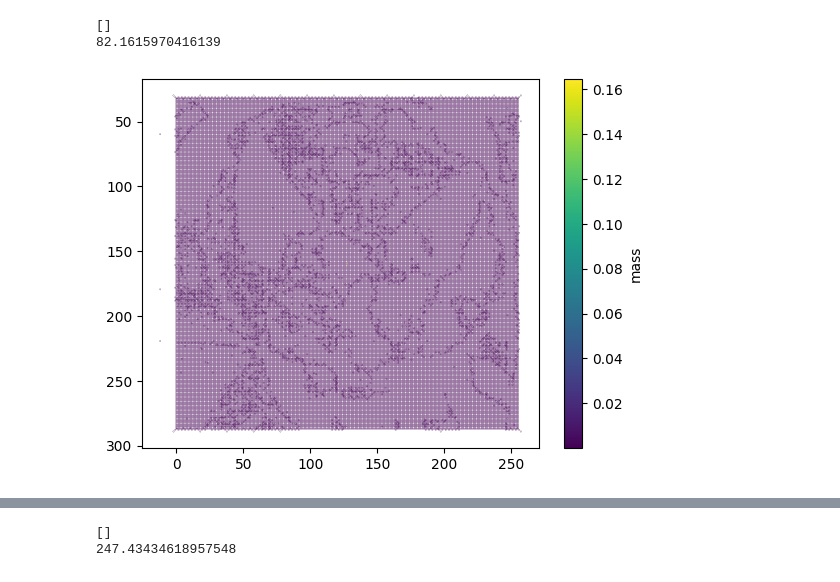
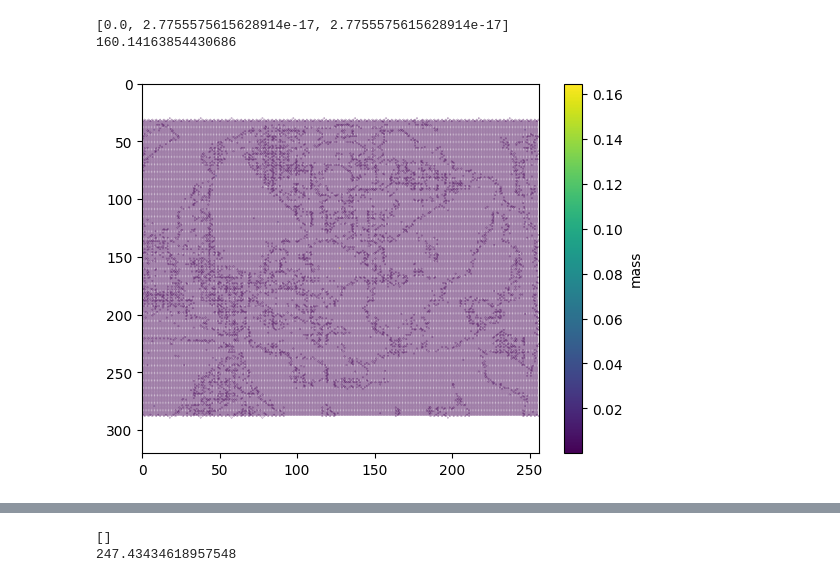
Before and after one commit to ethanyc04/csplus-ot, a Jupyter notebook: barycenter_testing.ipynb, the cells around one changed output, grey strips where cells are left out. Saved outputs shown, nothing was run; the diff lists cells and outputs as text; code cells hidden in the pictures.

```diff
--- a/barycenter_testing.ipynb
+++ b/barycenter_testing.ipynb
@@ -417,7 +474,7 @@ def plotbarycenter(barycenterdict, point_size, image_size):
 from PIL import Image
 
 hand0 = np.array(Image.open("testing images/hand0.png")) #load image and get pixel values
-identical_image_points = images_to_points([hand0, hand0, hand0])
+identical_image_points, center = images_to_points([hand0, hand0, hand0])
 
 cost = 0
 barycenter = {}
@@ -427,7 +484,7 @@ qtree1 = quadtree(sq1, 1)
 for p in identical_image_points:
     qtree1.insert(p)
 qtree1.killemptychildren()
-print(simple_barycenter(qtree1, euclid_dist))
+print(simple_barycenter(qtree1, euclidean_dist, 3))
 print(cost)
-plotbarycenter(barycenter)
+plotbarycenter(barycenter, 100, center)
 # %% [output]
@@ -436,0 +494,19 @@ plotbarycenter(barycenter)
+# %%
+#test old barycenter on identical images
+
+from PIL import Image
+
+hand0 = np.array(Image.open("testing images/hand0.png")) #load image and get pixel values
+identical_image_points, center = images_to_points([hand0, hand0, hand0])
+
+cost = 0
+barycenter = {}
+sq1_x, sq1_y, sq1_l = getboundingbox(identical_image_points)
+sq1 = square(sq1_x, sq1_y, sq1_l)
+qtree1 = quadtree(sq1, 1)
+for p in identical_image_points:
+    qtree1.insert(p)
+qtree1.killemptychildren()
+print(old_simple_barycenter(qtree1, euclidean_dist))
+print(cost)
+plotbarycenter(barycenter, 100, center)
@@ -460,26 +538,26 @@ plotbarycenter(barycenter)
 # %%
 #test on a set of very different images
 hand1 = np.array(Image.open("testing images/hand1.png"))
 normalized_hand0 = normalize_image(hand0)
 normalized_hand1 = normalize_image(hand1)
 tree = np.array(Image.open("testing images/tree.png").convert('L'))
 normalized_tree = normalize_image(tree)
 dog = np.array(Image.open("testing images/dog.png"))
 normalized_dog = normalize_image(dog)
-similar_image_points = images_to_points([normalized_hand0, normalized_tree, normalized_dog, ])
+similar_image_points, center = images_to_points([normalized_hand0, normalized_tree, normalized_dog])
 
 cost = 0
 barycenter = {}
 sq2_x, sq2_y, sq2_l = getboundingbox(similar_image_points)
 sq2 = square(sq2_x, sq2_y, sq2_l)
 qtree2 = quadtree(sq2, 1)
 for p in similar_image_points:
     qtree2.insert(p)
 qtree2.killemptychildren()
-print(simple_barycenter(qtree2, euclid_dist))
+print(simple_barycenter(qtree2, euclidean_dist, 3))
 print(cost)
-plotbarycenter(barycenter)
+plotbarycenter(barycenter, .1, center)
 # %% [output]
-[]
-82.1615970416139
+[0.0, 2.7755575615628914e-17, 2.7755575615628914e-17]
+160.14163854430686
-[figure, old version]
+[figure, new version]
```
Also changed, not shown: parts of 7 cells of this notebook.
